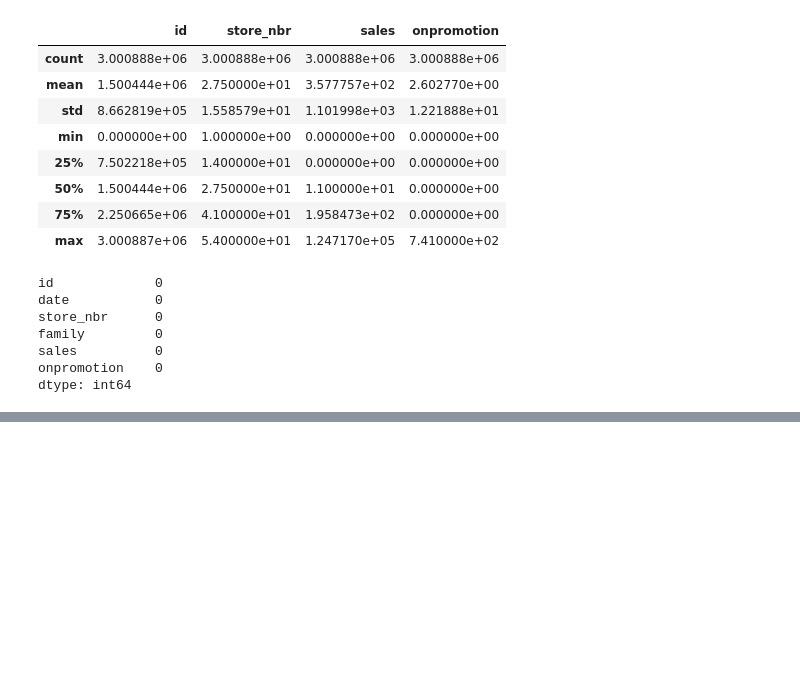
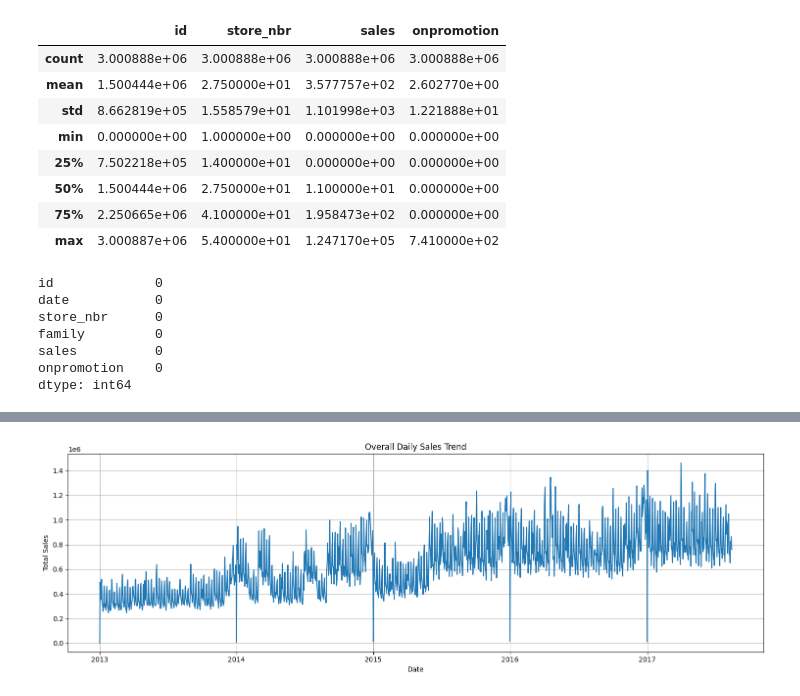
Before and after one commit to montecarlo518/Store-Sales, a Jupyter notebook: store-sales.ipynb, the cells around one changed output, grey strips where cells are left out. Drawn from its saved outputs; the diff is of its cells as text; code cells hidden in the pictures; blank space fills up the shorter version.

```diff
--- a/store-sales.ipynb
+++ b/store-sales.ipynb
@@ -78,0 +89,21 @@ df_train['date'] = pd.to_datetime(df_train['date'])
+# %%
+df_train = df_train.sort_values(by=['store_nbr', 'family', 'date'])
+# %%
+import seaborn as sns
+import numpy as np
+import matplotlib.pyplot as plt
+
+# Aggregate daily total sales across all stores and families
+daily_sales = df_train.groupby('date')['sales'].sum()
+
+# Plot the overall sales trend
+plt.figure(figsize=(15, 5))
+plt.plot(daily_sales.index, daily_sales.values)
+plt.title('Overall Daily Sales Trend')
+plt.xlabel('Date')
+plt.ylabel('Total Sales')
+plt.grid(True)
+plt.tight_layout()
+plt.show()
+# %% [output]
+[figure, added]
```
Also changed, not shown: parts of 6 cells of this notebook.
